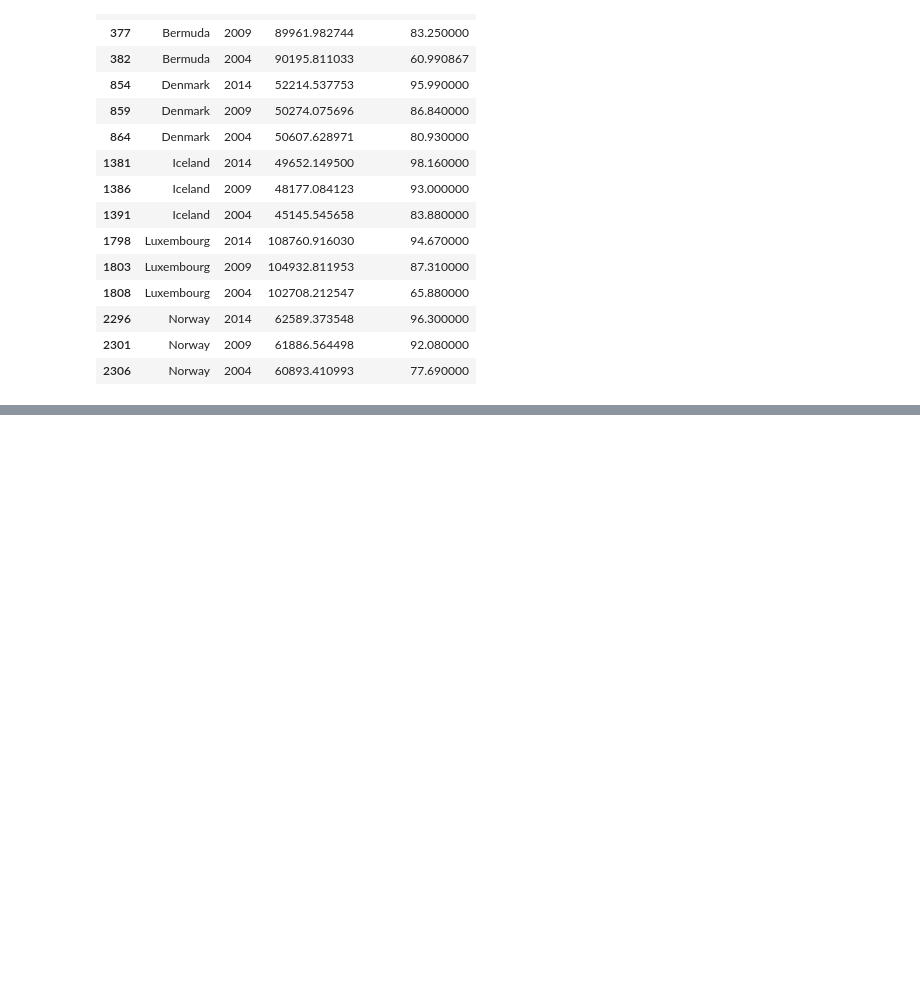
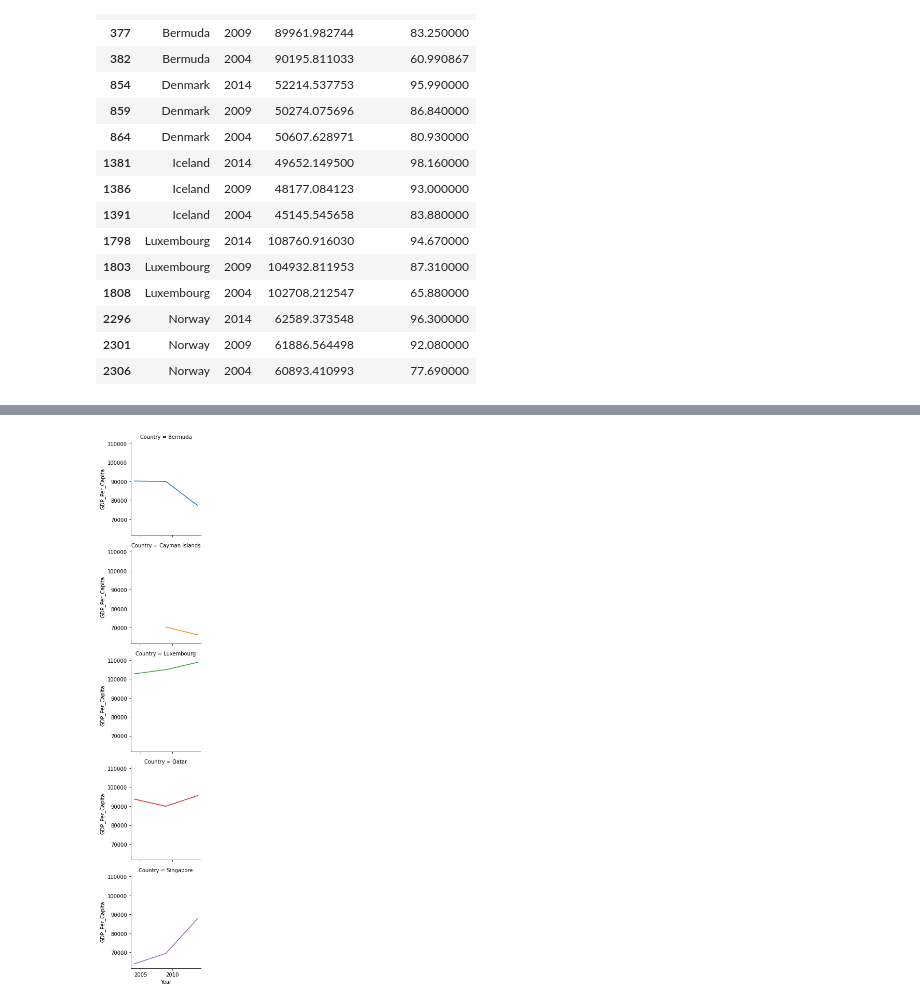
Before and after one commit to NSS-Data-Analytics-Cohort-7/gdp-and-internet-usage-csider0317, a Jupyter notebook: Notebooks/gdpproject.ipynb, the cells around one changed output, grey strips where cells are left out. Cells and saved outputs as stored; diff of their text form; code cells hidden in the pictures; blank space fills up the shorter version.

```diff
--- a/Notebooks/gdpproject.ipynb
+++ b/Notebooks/gdpproject.ipynb
@@ -434,0 +446,4 @@ plt.show()
+# %%
+top_5_gdp = gdp_and_internet_use[gdp_and_internet_use["Country"].isin(["Luxembourg","Qatar","Singapore", "Bermuda", "Cayman Islands"])]
+
+display(top_5_gdp)
@@ -434,0 +466,6 @@ plt.show()
+# %%
+graph = sns.FacetGrid(top_5_gdp, row ="Country", hue = "Country" )
+graph.map(plt.plot, "Year", "GDP_Per_Capita" )
+plt.show()
+# %% [output]
+[figure, added]
```
Also changed, not shown: parts of 17 cells of this notebook.
